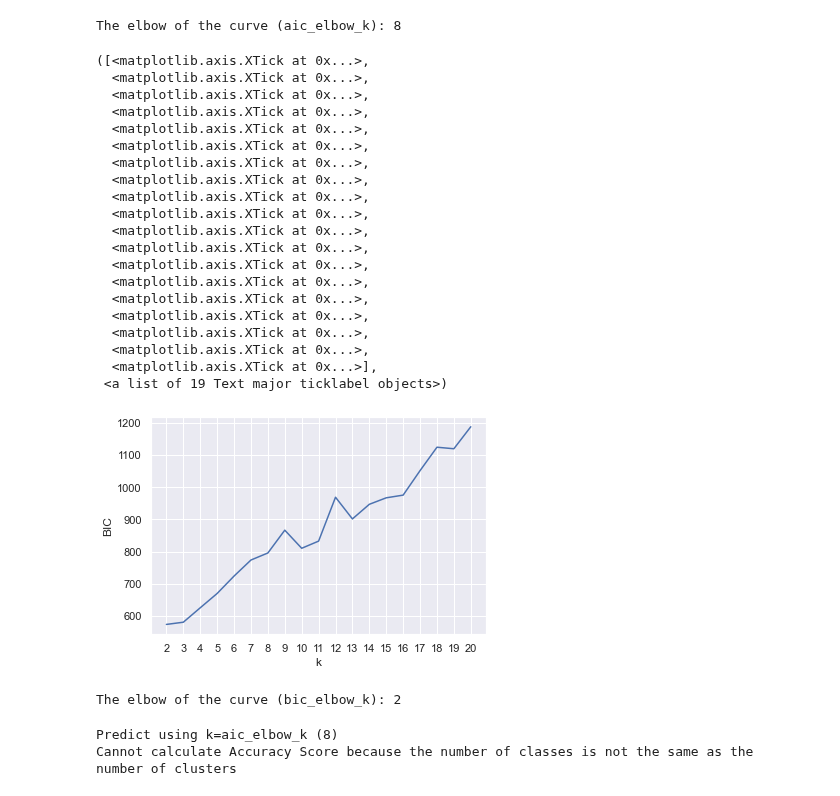
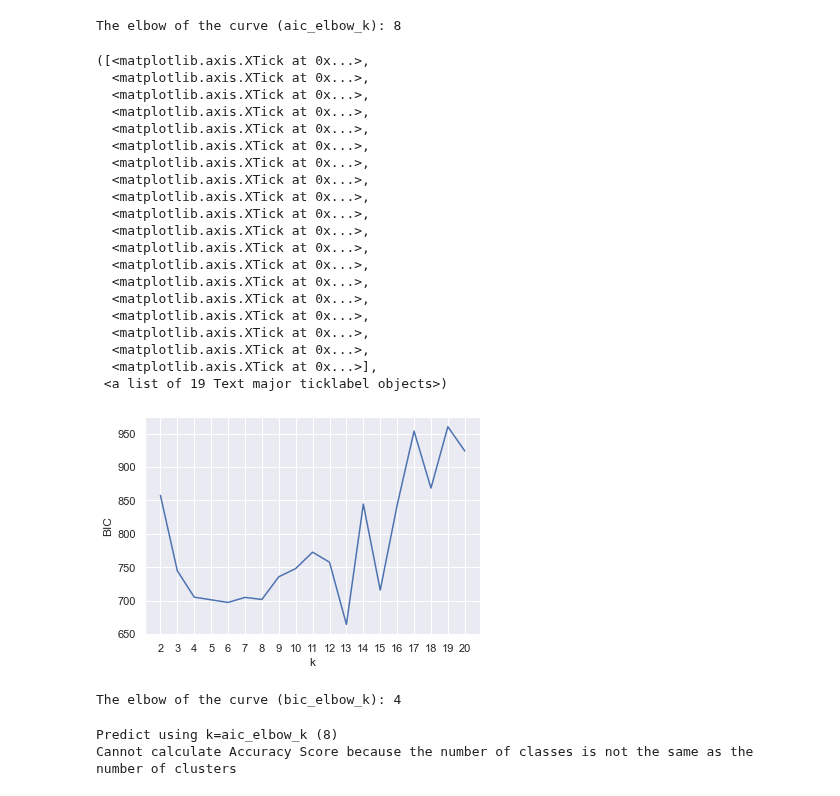
Before and after one commit to telenovelachuan/data_science, a Jupyter notebook: EECS_690_intro_ml/assignment6/assignment6.ipynb, the cells around one changed output. Cells and saved outputs as stored; diff of their text form; code cells hidden in the pictures.

```diff
--- a/EECS_690_intro_ml/assignment6/assignment6.ipynb
+++ b/EECS_690_intro_ml/assignment6/assignment6.ipynb
@@ -248,7 +245,7 @@ print("Use 2 as n_init for GMM.")
 aics = []
 k_range = list(range(2, 21))
 for k in k_range:
-    gmm = GaussianMixture(n_components=k, n_init=2).fit(df_x)
+    gmm = GaussianMixture(n_components=k, n_init=2, covariance_type="diag").fit(df_x)
     aics.append(gmm.aic(df_x))
 
 sns.set()
@@ -287,40 +284,40 @@ The elbow of the curve (aic_elbow_k): 8
 bics = []
 k_range = list(range(2, 21))
 for k in k_range:
-    gmm = GaussianMixture(n_components=k, n_init=2).fit(df_x)
+    gmm = GaussianMixture(n_components=k, n_init=2, covariance_type="diag").fit(df_x)
     bics.append(gmm.bic(df_x))
 
 sns.set()
 plt.plot(k_range, bics)
 plt.xlabel("k")
 plt.ylabel("BIC")
 plt.xticks(k_range)
 # %% [output]
 ([<matplotlib.axis.XTick at 0x...>,
   <matplotlib.axis.XTick at 0x...>,
   <matplotlib.axis.XTick at 0x...>,
   <matplotlib.axis.XTick at 0x...>,
   <matplotlib.axis.XTick at 0x...>,
   <matplotlib.axis.XTick at 0x...>,
   <matplotlib.axis.XTick at 0x...>,
   <matplotlib.axis.XTick at 0x...>,
   <matplotlib.axis.XTick at 0x...>,
   <matplotlib.axis.XTick at 0x...>,
   <matplotlib.axis.XTick at 0x...>,
   <matplotlib.axis.XTick at 0x...>,
   <matplotlib.axis.XTick at 0x...>,
   <matplotlib.axis.XTick at 0x...>,
   <matplotlib.axis.XTick at 0x...>,
   <matplotlib.axis.XTick at 0x...>,
   <matplotlib.axis.XTick at 0x...>,
   <matplotlib.axis.XTick at 0x...>,
   <matplotlib.axis.XTick at 0x...>],
  <a list of 19 Text major ticklabel objects>)
-[figure, old version]
+[figure, new version]
 # %%
-print("The elbow of the curve (bic_elbow_k): 2")
+print("The elbow of the curve (bic_elbow_k): 4")
 # %% [output]
-The elbow of the curve (bic_elbow_k): 2
+The elbow of the curve (bic_elbow_k): 4
 # %%
 print("Predict using k=aic_elbow_k (8)")
 gmm = GaussianMixture(n_components=8, n_init=2).fit(df_x)
```
Also changed, not shown: parts of 10 cells of this notebook, 3 other files.
